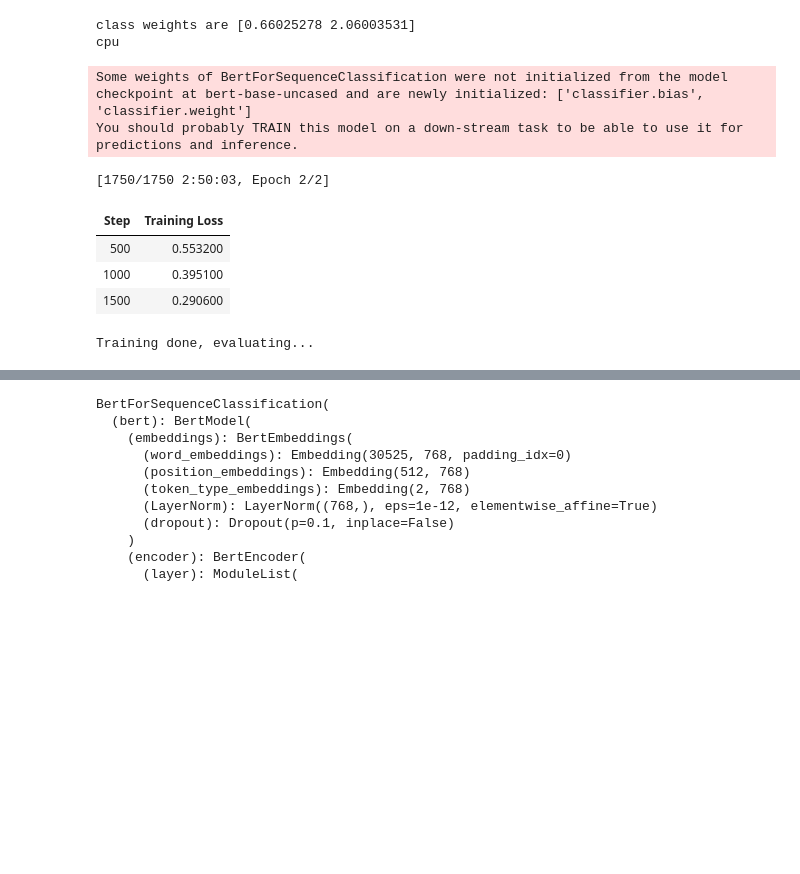
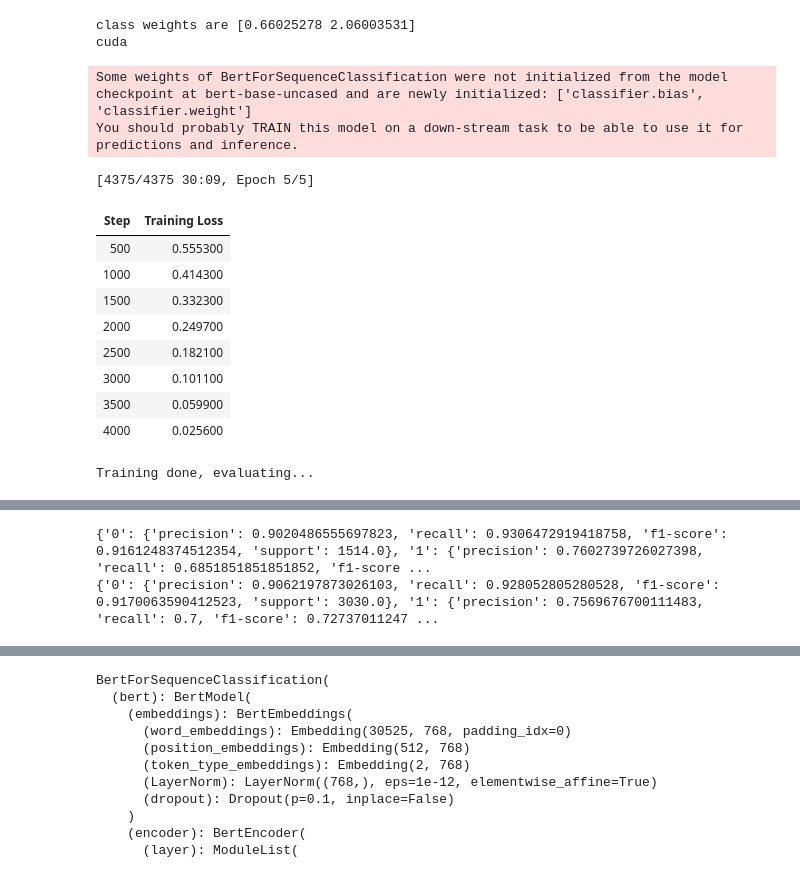
Before and after one commit to joanna302/necessity_sufficiency_nlp, a Jupyter notebook: extension_sexism/2_train_classifier.ipynb, the cells around one changed output, grey strips where cells are left out. Drawn from its saved outputs; the diff is of its cells as text; code cells hidden in the pictures; blank space fills up the shorter version.

```diff
--- a/extension_sexism/2_train_classifier.ipynb
+++ b/extension_sexism/2_train_classifier.ipynb
@@ -78,6 +78,16 @@ def create_datasets(data_dir):
     test_dataset = SexistDataset(test_encodings, test_labels)
 
     return train_dataset, valid_dataset, test_dataset, len(tokenizer)
+# %%
+from transformers import TrainerCallback
+
+class LossLoggingCallback(TrainerCallback):
+    def __init__(self):
+        self.losses = []
+
+    def on_log(self, args, state, control, logs=None, **kwargs):
+        if logs and 'loss' in logs:
+            self.losses.append(logs['loss'])
 # %%
 def calculate_class_weights(data_dir):
     dataset = pd.read_csv(data_dir + "/train.csv")
@@ -99,19 +109,21 @@ def train_model(train_dataset, valid_dataset, tok_len,  class_weights, output_di
         learning_rate=learning_rate,
         seed=123,
         use_mps_device=False,
-        dataloader_pin_memory=False,
-        no_cuda=True
+        dataloader_pin_memory=False
     )
     print(device)
     model = BertForSequenceClassification.from_pretrained("bert-base-uncased").to(device)
     model.resize_token_embeddings(tok_len)
+
+    loss_logging_callback = LossLoggingCallback()
 
     trainer = WeightedTrainer(
         model=model,
         class_weights=class_weights,
         args=training_args,
         train_dataset=train_dataset,
-        eval_dataset=valid_dataset
+        eval_dataset=valid_dataset,
+        callbacks=[loss_logging_callback]
     )
     trainer.train()
 
@@ -122,14 +134,14 @@ def train_model(train_dataset, valid_dataset, tok_len,  class_weights, output_di
     #    print("No checkpoints found. training from scratch...")
     #    trainer.train()
 
-    return trainer
+    return trainer, loss_logging_callback.losses
 # %%
 output_dir = "./Model/"
 dataset_dir = "./"
 #datasets = ["CAD_hate", "CAD_abuse", "Founta_hate", "Founta_abuse", "Davidson_hate", "Davidson_abuse"]
 dataset = "data_sexism"
 
-num_epochs = 2
+num_epochs = 5
 batch_size = 16
 learning_rate = 5e-5
 
@@ -139,39 +151,44 @@ oo_dir = output_dir + dataset
 train_dataset, valid_dataset, test_dataset, tok_len = create_datasets(dd_dir)
 class_weights = calculate_class_weights(dd_dir)
 
-trainer = train_model(train_dataset,
+trainer, losses = train_model(train_dataset,
                         valid_dataset,
                         tok_len,
                         class_weights,
                         oo_dir,
                         learning_rate,
                         num_epochs,
                         batch_size)
 
 trainer.save_model(oo_dir)
 
 print("Training done, evaluating...")
 valid_preds = np.argmax(trainer.predict(valid_dataset)[0], axis=1) #should be numpy ndarray
 valid_labels = np.array(valid_dataset.labels)
 
 cls_report_valid = classification_report(valid_labels, valid_preds, output_dict=True)
 pickle.dump(cls_report_valid, open(oo_dir + "/cls_report_valid.pickle", "wb"))
 
 test_preds = np.argmax(trainer.predict(test_dataset)[0], axis=1)
 test_labels = np.array(test_dataset.labels)
 
 cls_report_test = classification_report(test_labels, test_preds, output_dict=True)
 pickle.dump(cls_report_test, open(oo_dir + "/cls_report_test.pickle", "wb"))
 # %% [output]
 class weights are [0.66025278 2.06003531]
-cpu
+cuda
 Some weights of BertForSequenceClassification were not initialized from the model checkpoint at bert-base-uncased and are newly initialized: ['classifier.bias', 'classifier.weight']
 You should probably TRAIN this model on a down-stream task to be able to use it for predictions and inference.
-[1750/1750 2:50:03, Epoch 2/2]
+[4375/4375 30:09, Epoch 5/5]
 | Step | Training Loss |
-| 500 | 0.553200 |
-| 1000 | 0.395100 |
-| 1500 | 0.290600 |
+| 500 | 0.555300 |
+| 1000 | 0.414300 |
+| 1500 | 0.332300 |
+| 2000 | 0.249700 |
+| 2500 | 0.182100 |
+| 3000 | 0.101100 |
+| 3500 | 0.059900 |
+| 4000 | 0.025600 |
 Training done, evaluating...
 [interactive output not drawn]
 [interactive output not drawn]
@@ -186,0 +195,6 @@ from random import shuffle
+# %%
+print(cls_report_valid)
+print(cls_report_test)
+# %% [output]
+{'0': {'precision': 0.9020486555697823, 'recall': 0.9306472919418758, 'f1-score': 0.9161248374512354, 'support': 1514.0}, '1': {'precision': 0.7602739726027398, 'recall': 0.6851851851851852, 'f1-score ...
+{'0': {'precision': 0.9062197873026103, 'recall': 0.928052805280528, 'f1-score': 0.9170063590412523, 'support': 3030.0}, '1': {'precision': 0.7569676700111483, 'recall': 0.7, 'f1-score': 0.72737011247 ...
```
Also changed, not shown: parts of 8 cells of this notebook, 8 other files.
